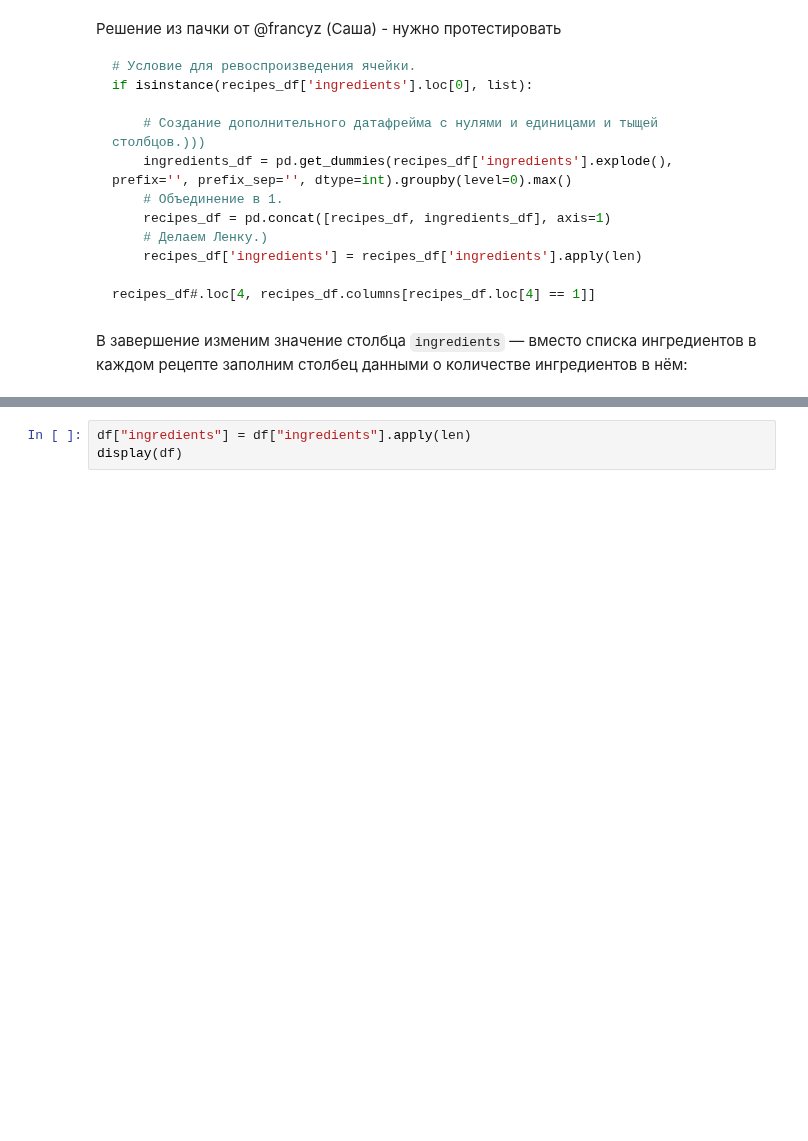
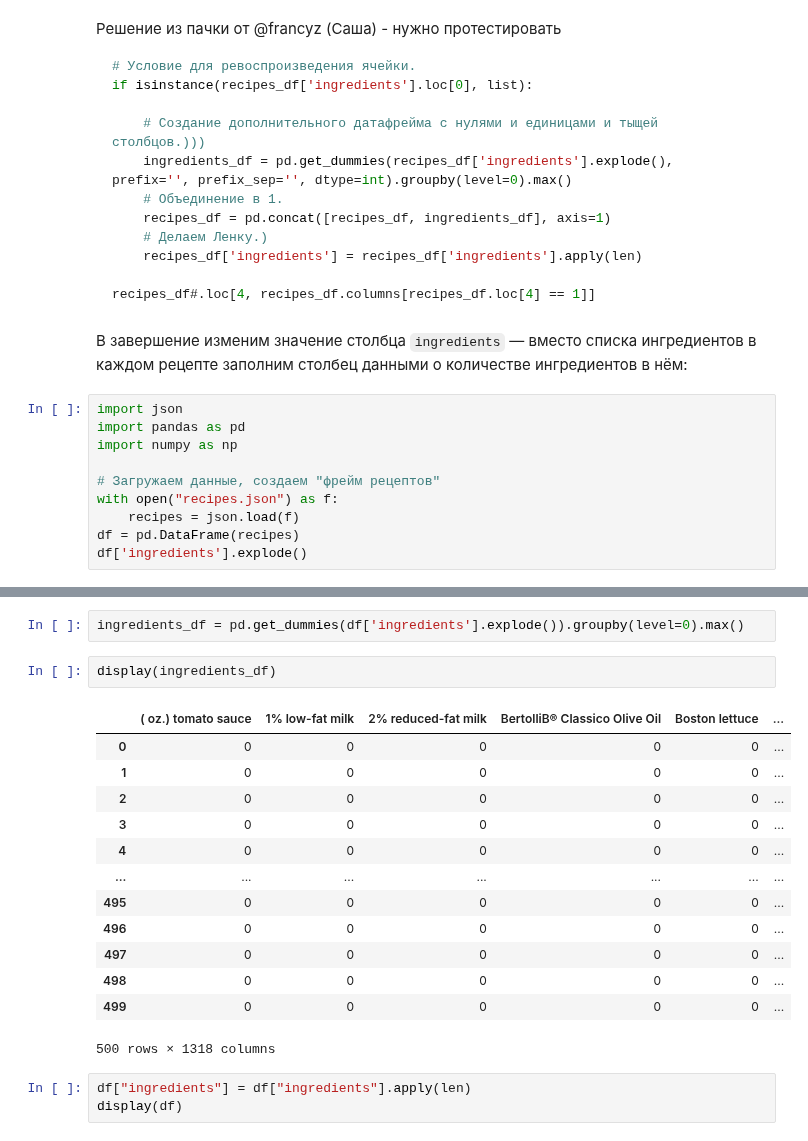
Before and after one commit to Stanislav-DS/sf_data_science, a Jupyter notebook: synopsis/block_2/PYTHON-16/02_python_16_theory.ipynb, the cells around one changed output, grey strips where cells are left out. Drawn from its saved outputs; the diff is of its cells as text; blank space fills up the shorter version.

Commit message:
Test method get_dummies in PY-16 unit 6 for binary flag variables

````diff
--- a/synopsis/block_2/PYTHON-16/02_python_16_theory.ipynb
+++ b/synopsis/block_2/PYTHON-16/02_python_16_theory.ipynb
@@ -601,3 +601,13 @@ recipes_df#.loc[4, recipes_df.columns[recipes_df.loc[4] == 1]]
 ```
 # %% [markdown]
 В завершение изменим значение столбца `ingredients` — вместо списка ингредиентов в каждом рецепте заполним столбец данными о количестве ингредиентов в нём:
+# %%
+import json
+import pandas as pd
+import numpy as np
+
+# Загружаем данные, создаем "фрейм рецептов"
+with open("recipes.json") as f:
+    recipes = json.load(f)
+df = pd.DataFrame(recipes)
+df['ingredients'].explode()
@@ -604,3 +627,21 @@ recipes_df#.loc[4, recipes_df.columns[recipes_df.loc[4] == 1]]
+# %%
+ingredients_df = pd.get_dummies(df['ingredients'].explode()).groupby(level=0).max()
+# %%
+display(ingredients_df)
+# %% [output]
+|  | ( oz.) tomato sauce | 1% low-fat milk | 2% reduced-fat milk | BertolliВ® Classico Olive Oil | Boston lettuce | ... |
+| 0 | 0 | 0 | 0 | 0 | 0 | ... |
+| 1 | 0 | 0 | 0 | 0 | 0 | ... |
+| 2 | 0 | 0 | 0 | 0 | 0 | ... |
+| 3 | 0 | 0 | 0 | 0 | 0 | ... |
+| 4 | 0 | 0 | 0 | 0 | 0 | ... |
+| ... | ... | ... | ... | ... | ... | ... |
+| 495 | 0 | 0 | 0 | 0 | 0 | ... |
+| 496 | 0 | 0 | 0 | 0 | 0 | ... |
+| 497 | 0 | 0 | 0 | 0 | 0 | ... |
+| 498 | 0 | 0 | 0 | 0 | 0 | ... |
+| 499 | 0 | 0 | 0 | 0 | 0 | ... |
+500 rows × 1318 columns
 # %%
 df["ingredients"] = df["ingredients"].apply(len)
 display(df)
````
Also changed, not shown: parts of 1 cell of this notebook.
